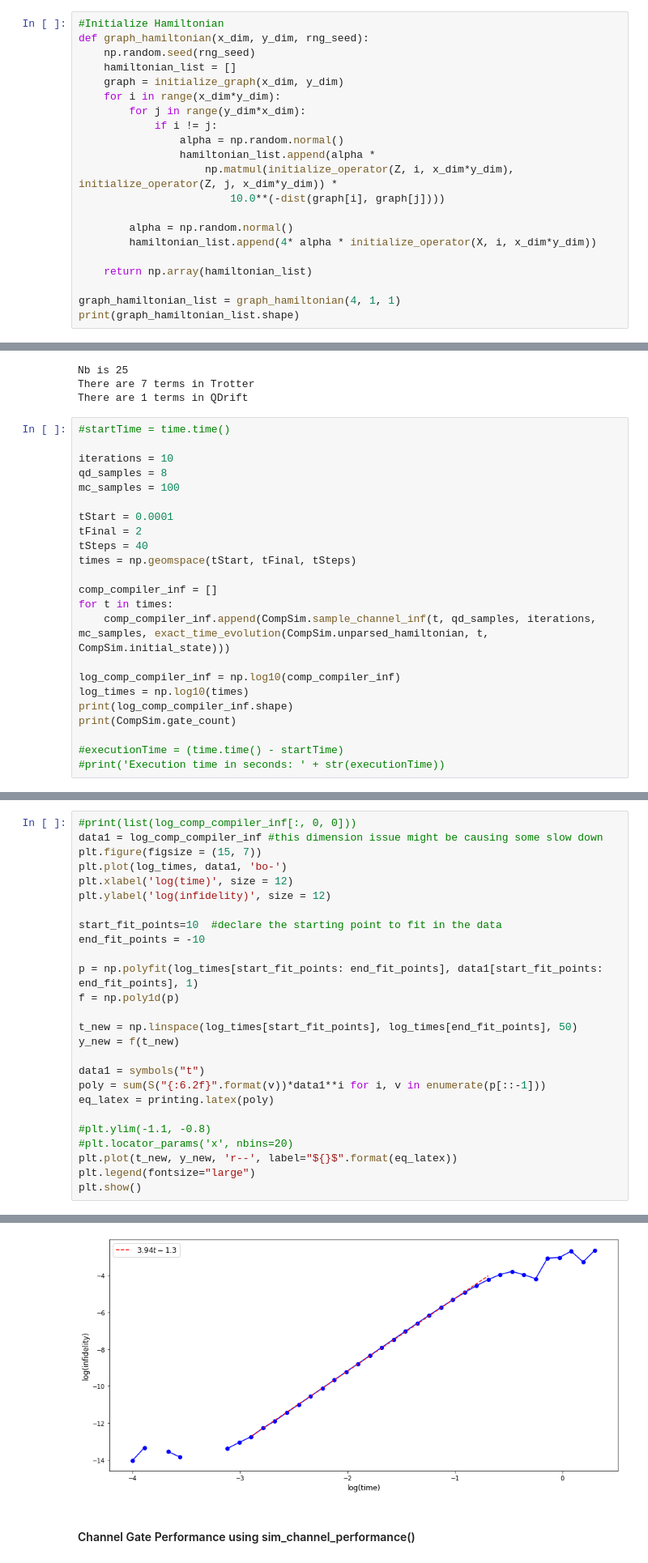
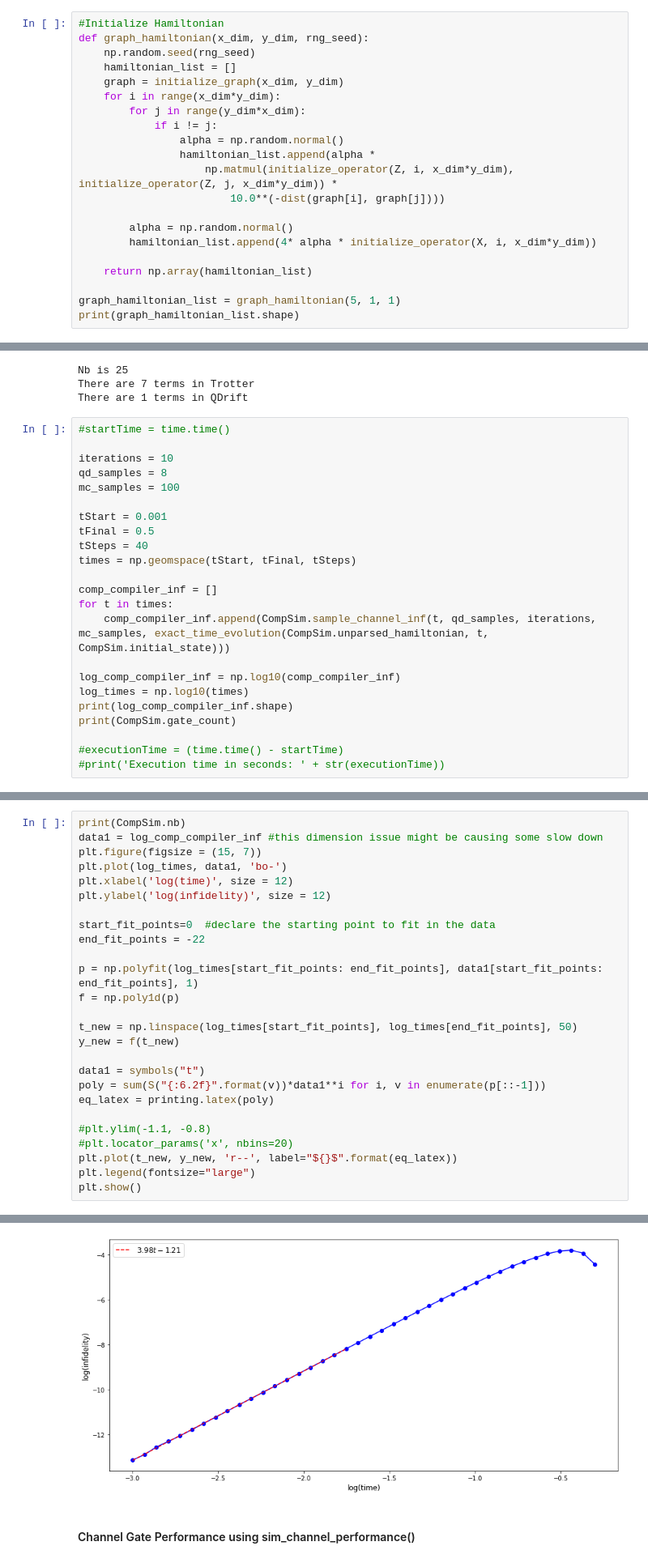
Before and after one commit to mattp97/Trotter-Qdrift-Simulation, a Jupyter notebook: Hybridized Simulation Jellium.ipynb, the cells around one changed output, grey strips where cells are left out. Shown at 81% size. Cells and saved outputs as stored; diff of their text form.

```diff
--- a/Hybridized Simulation Jellium.ipynb
+++ b/Hybridized Simulation Jellium.ipynb
@@ -94,6 +96,6 @@ def graph_hamiltonian(x_dim, y_dim, rng_seed):
 
     return np.array(hamiltonian_list)
 
-graph_hamiltonian_list = graph_hamiltonian(4, 1, 1)
+graph_hamiltonian_list = graph_hamiltonian(5, 1, 1)
 print(graph_hamiltonian_list.shape)
 # %% [output]
@@ -383,8 +385,8 @@ iterations = 10
 qd_samples = 8
 mc_samples = 100
 
-tStart = 0.0001
-tFinal = 2
+tStart = 0.001
+tFinal = 0.5
 tSteps = 40
 times = np.geomspace(tStart, tFinal, tSteps)
 
@@ -405,13 +407,13 @@ print(CompSim.gate_count)
 # %%
-#print(list(log_comp_compiler_inf[:, 0, 0]))
+print(CompSim.nb)
 data1 = log_comp_compiler_inf #this dimension issue might be causing some slow down
 plt.figure(figsize = (15, 7))
 plt.plot(log_times, data1, 'bo-')
 plt.xlabel('log(time)', size = 12)
 plt.ylabel('log(infidelity)', size = 12)
 
-start_fit_points=10  #declare the starting point to fit in the data
-end_fit_points = -10
+start_fit_points=0  #declare the starting point to fit in the data
+end_fit_points = -22
 
 p = np.polyfit(log_times[start_fit_points: end_fit_points], data1[start_fit_points: end_fit_points], 1)
 f = np.poly1d(p)
@@ -432,4 +435,4 @@ plt.show()
-[figure, old version]
+[figure, new version]
 # %% [markdown]
 #### Channel Gate Performance using sim_channel_performance()
 # %%
```
Also changed, not shown: parts of 13 cells of this notebook, 2 other files.
